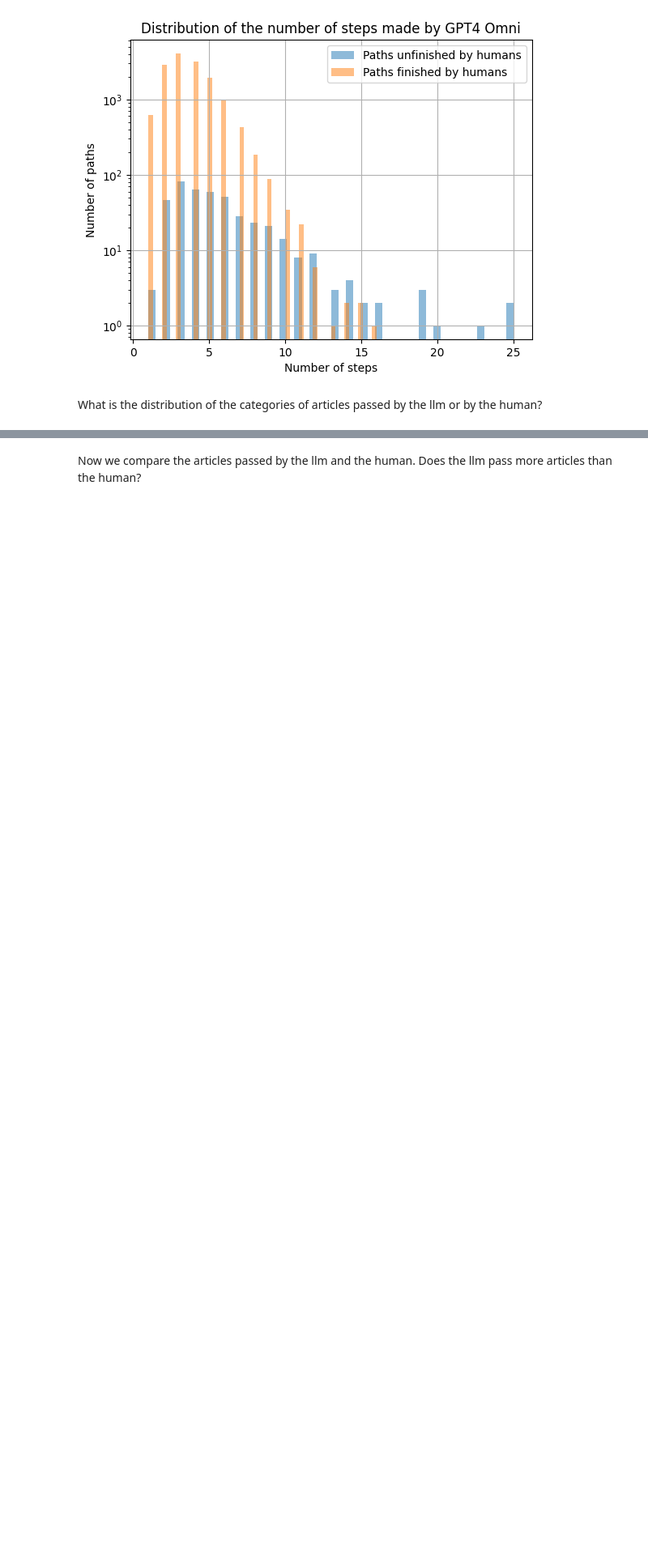
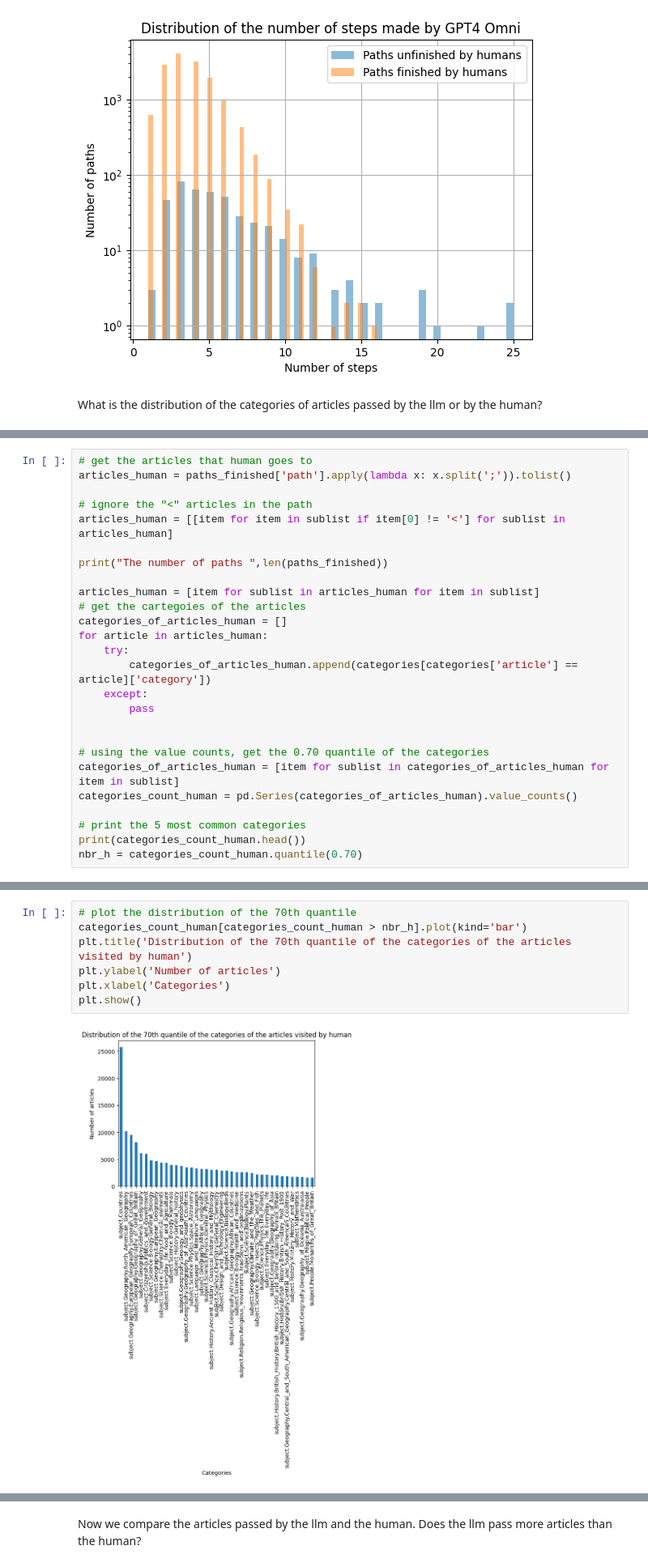
Before and after one commit to epfl-ada/ada-2024-project-adaspeedia, a Jupyter notebook: questions.ipynb, the cells around one changed output, grey strips where cells are left out. Shown at 81% size. Saved outputs shown, nothing was run; the diff lists cells and outputs as text; blank space fills up the shorter version.

```diff
--- a/questions.ipynb
+++ b/questions.ipynb
@@ -350,0 +358,26 @@ categories_count.quantile(0.75)
+# %%
+# get the articles that human goes to
+articles_human = paths_finished['path'].apply(lambda x: x.split(';')).tolist()
+
+# ignore the "<" articles in the path
+articles_human = [[item for item in sublist if item[0] != '<'] for sublist in articles_human]
+
+print("The number of paths ",len(paths_finished))
+
+articles_human = [item for sublist in articles_human for item in sublist]
+# get the cartegoies of the articles
+categories_of_articles_human = []
+for article in articles_human:
+    try:
+        categories_of_articles_human.append(categories[categories['article'] == article]['category'])
+    except:
+        pass
+
+
+# using the value counts, get the 0.70 quantile of the categories
+categories_of_articles_human = [item for sublist in categories_of_articles_human for item in sublist]
+categories_count_human = pd.Series(categories_of_articles_human).value_counts()
+
+# print the 5 most common categories
+print(categories_count_human.head())
+nbr_h = categories_count_human.quantile(0.70)
@@ -351,2 +392,11 @@ categories_count.quantile(0.75)
+# %%
+# plot the distribution of the 70th quantile
+categories_count_human[categories_count_human > nbr_h].plot(kind='bar')
+plt.title('Distribution of the 70th quantile of the categories of the articles visited by human')
+plt.ylabel('Number of articles')
+plt.xlabel('Categories')
+plt.show()
+# %% [output]
+[figure, added]
 # %%
 # make the category names more readable
```
Also changed, not shown: parts of 13 cells of this notebook.
